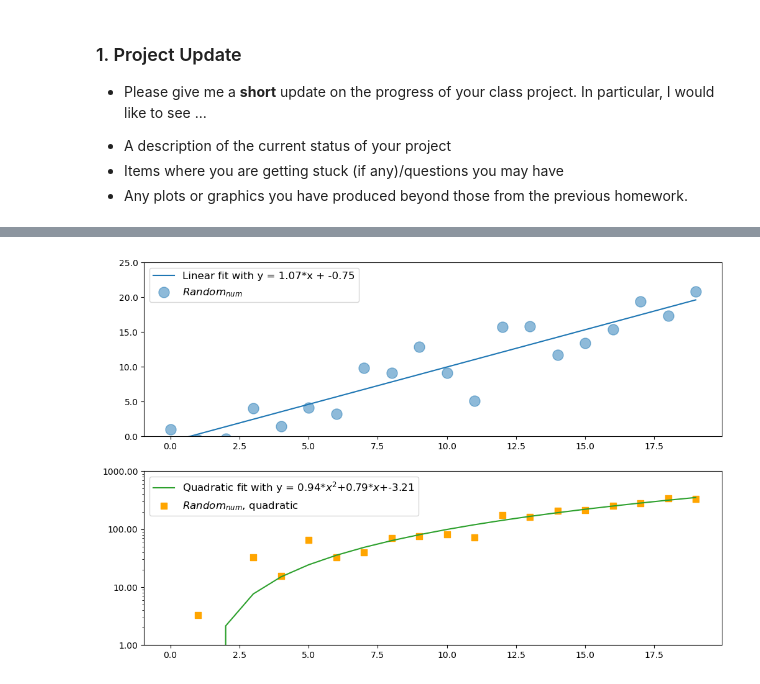
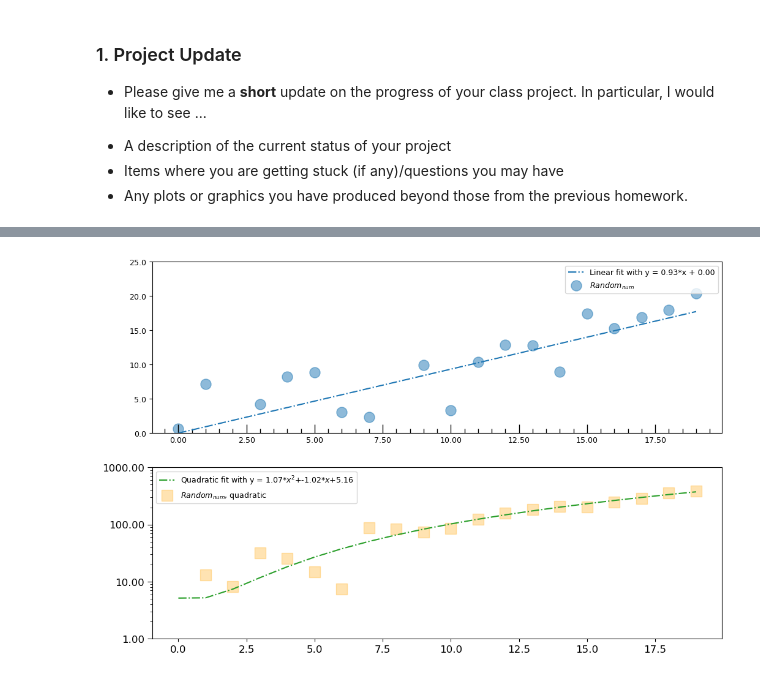
Before and after one commit to astroseandillon/Python-for-data-analysis, a Jupyter notebook: Dillon_Sean_HW_W12.ipynb, the cells around one changed output, grey strips where cells are left out. Drawn from its saved outputs; the diff is of its cells as text; code cells hidden in the pictures.

```diff
--- a/Dillon_Sean_HW_W12.ipynb
+++ b/Dillon_Sean_HW_W12.ipynb
@@ -54,39 +54,47 @@ rcParams['figure.figsize']=[12,8]
 xarray=np.arange(20)   #an array of numbers from 0 to 19
 yarray=np.arange(20)+3*np.random.randn(20)
 #y is same as x EXCEPT now we vary the value +/- some random number about x
 
 a,b=np.polyfit(xarray,yarray,1)
 #a polynomial fit of degree one
 
 #yarray2 again varied +/- about x but with different amount of 20*random_number
 yarray2=(np.arange(20))**2.+20*np.random.randn(20)
 
 #polynomial of degree two
 a2,b2,c2=np.polyfit(xarray,yarray2,2)
 
 poly=np.poly1d(np.polyfit(xarray,yarray2,2))
 #a convenience class to write the polynomial fit
 
 #two rows, 1 column: i.e. the plots are vertically stacked
 fig,axes=plt.subplots(2,1)
 
 #first subplot
-axes[0].plot(xarray,xarray*a+b,label='Linear fit with y = {0:.2f}*x + {1:.2f}'.format(a,b))
+axes[0].plot(xarray,xarray*a+b,linestyle='-.',label='Linear fit with y = {0:.2f}*x + {1:.2f}'.format(a,b))
 axes[0].scatter(xarray,yarray,marker='o',s=150,alpha=0.5,label=r'$Random_{num}$')
-axes[0].legend(loc='best',fontsize='large')
+axes[0].legend(loc='best',fontsize=9)
 axes[0].set_ylim(0.0,25.0)
 axes[0].yaxis.set_major_formatter(ticker.FormatStrFormatter('%.1f'))
+axes[0].xaxis.set_major_formatter(ticker.FormatStrFormatter('%.2f'))
+axes[0].xaxis.set_minor_locator(AutoMinorLocator(5))
+axes[0].tick_params(axis='both', which='both', labelsize=9)
+axes[0].tick_params(axis='x',which='both',width=1,length=10,direction='in')
+axes[0].tick_params(axis='x',which='minor', length=5)
 #second subplot
-axes[1].plot(xarray,poly(xarray),c='tab:green',
+axes[1].plot(xarray,poly(xarray),linestyle='-.',c='tab:green',
  label=r'Quadratic fit with y = {0:.2f}*$x^2$+{1:.2f}*$x$+{2:.2f}'.format(a2,b2,c2))
 
-axes[1].scatter(xarray,yarray2,label=r'$Random_{num}$, quadratic',marker='s',c='orange',s=50)
+axes[1].scatter(xarray,yarray2,label=r'$Random_{num}$, quadratic',marker='s',c='orange',s=150, alpha=0.3)
 axes[1].set_ylim(1.0, 1e3)
 axes[1].set_yscale('log')
-axes[1].legend(loc='best',fontsize='large')
+axes[1].legend(loc='best',fontsize=9)
 axes[1].yaxis.set_major_formatter(ticker.FormatStrFormatter('%.2f'))
+axes[1].tick_params(which='both', axis='both', labelsize=12)
+axes[1].tick_params(axis='y', which='major', length=6)
+axes[1].tick_params(axis='y', which='minor', length=3)
 # %% [output]
-[figure, old version]
+[figure, new version]
 # %% [markdown]
 ### 3. Secondary/Twin Axes
 
```
Also changed, not shown: 1 other file.
